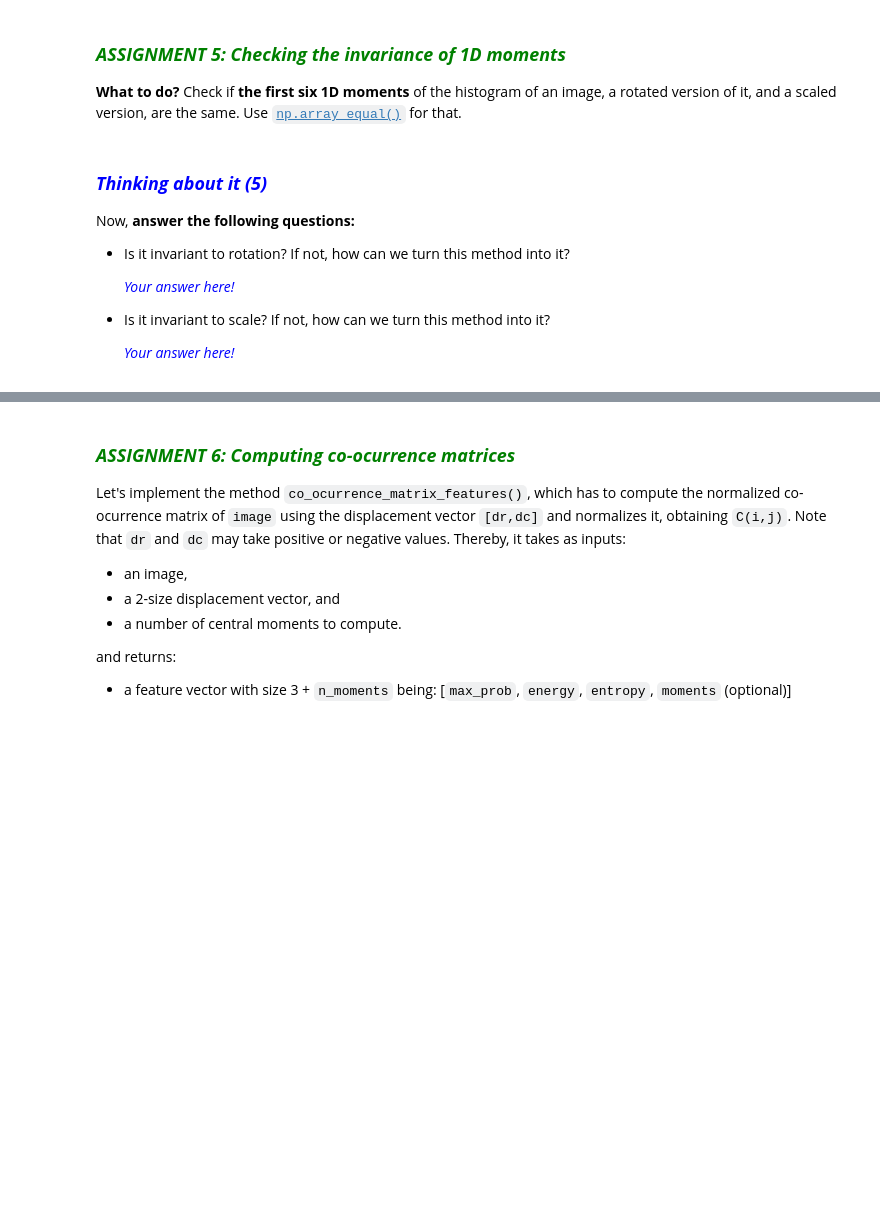
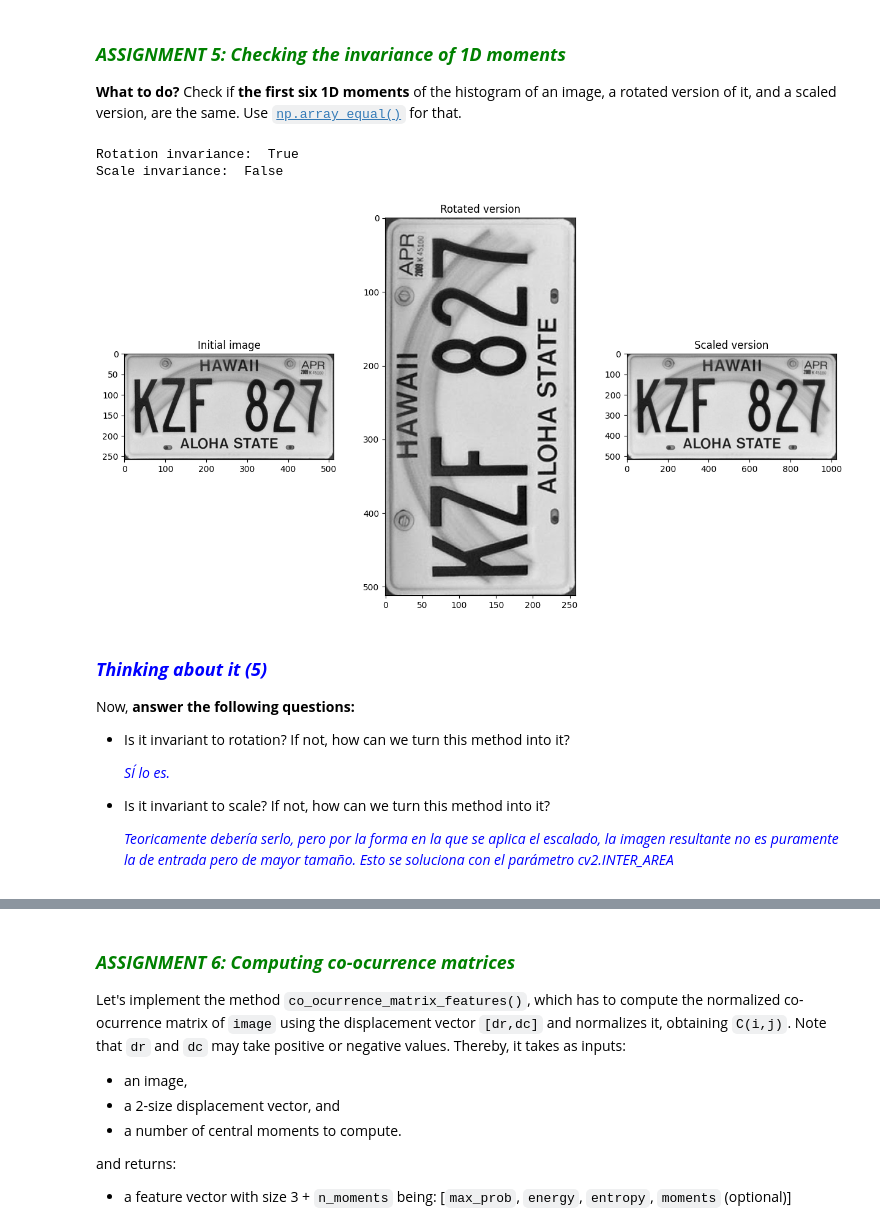
Before and after one commit to edugbau/CvEGB, a Jupyter notebook: Chapter 06. Region Description/6.2 Region-content description.ipynb, the cells around one changed output, grey strips where cells are left out. Cells and saved outputs as stored; diff of their text form; code cells hidden in the pictures; blank space fills up the shorter version.

```diff
--- a/Chapter 06. Region Description/6.2 Region-content description.ipynb
+++ b/Chapter 06. Region Description/6.2 Region-content description.ipynb
@@ -580,36 +580,40 @@ Now that we can obtain the first `k` moments of an image histogram, we are going
 # %%
 # Assignment 5
 
 # Read image and compute histogram moments
 image = cv2.imread(images_path + 'hawaii.jpg',0)
-moments = histogram_moments(None,6)
+moments = histogram_moments(image,6)
 
 # Rotate image and compute histogram moments
-image_rotated = np.rot90(None)
-moments_rotated = histogram_moments(None,6)
+image_rotated = np.rot90(image)
+moments_rotated = histogram_moments(image_rotated,6)
 
 # Resize image and compute histogram moments
-image_scaled = cv2.resize(None, dsize=None, fx=None, fy=None) # keep the dsize=None
-moments_scaled = histogram_moments(None,6)
+image_scaled = cv2.resize(image, dsize=None, fx=2, fy=2) # keep the dsize=None
+moments_scaled = histogram_moments(image_scaled,6)
 
 # Compare results
-print("Rotation invariance: ", np.array_equal(None,None))
-print("Scale invariance: ", np.array_equal(None,None))
+print("Rotation invariance: ", np.array_equal(moments,moments_rotated))
+print("Scale invariance: ", np.array_equal(moments,moments_scaled))
 
 # Show the initial image
 plt.subplot(131)
 plt.title('Initial image')
 plt.imshow(image, cmap='gray')
 
 # Show the rotated version
 plt.subplot(132)
 plt.title('Rotated version')
 plt.imshow(image_rotated, cmap='gray')
 
 # Show the scaled version
 plt.subplot(133)
 plt.title('Scaled version')
 plt.imshow(image_scaled, cmap='gray');
+# %% [output]
+Rotation invariance:  True
+Scale invariance:  False
+[figure, added]
 # %% [markdown]
 ### <font color="blue"><b><i>Thinking about it (5)</i></b></font>
 
@@ -617,11 +621,11 @@ Now, **answer the following questions:**
 
 - Is it invariant to rotation? If not, how can we turn this method into it?
 
-    <p style="margin: 4px 0px 6px 5px; color:blue"><i>Your answer here!</i></p>
+    <p style="margin: 4px 0px 6px 5px; color:blue"><i>SÍ lo es.</i></p>
 
 - Is it invariant to scale? If not, how can we turn this method into it?
 
-    <p style="margin: 4px 0px 0px 5px; color:blue"><i>Your answer here!</i></p>
+    <p style="margin: 4px 0px 0px 5px; color:blue"><i>Teoricamente debería serlo, pero por la forma en la que se aplica el escalado, la imagen resultante no es puramente la de entrada pero de mayor tamaño. Esto se soluciona con el parámetro cv2.INTER_AREA</i></p>
 # %% [markdown]
 ### 6.2.3.2 Co-ocurrence matrix <a id="6232"></a>
 
```
Also changed, not shown: parts of 4 cells of this notebook, 7 other files.
